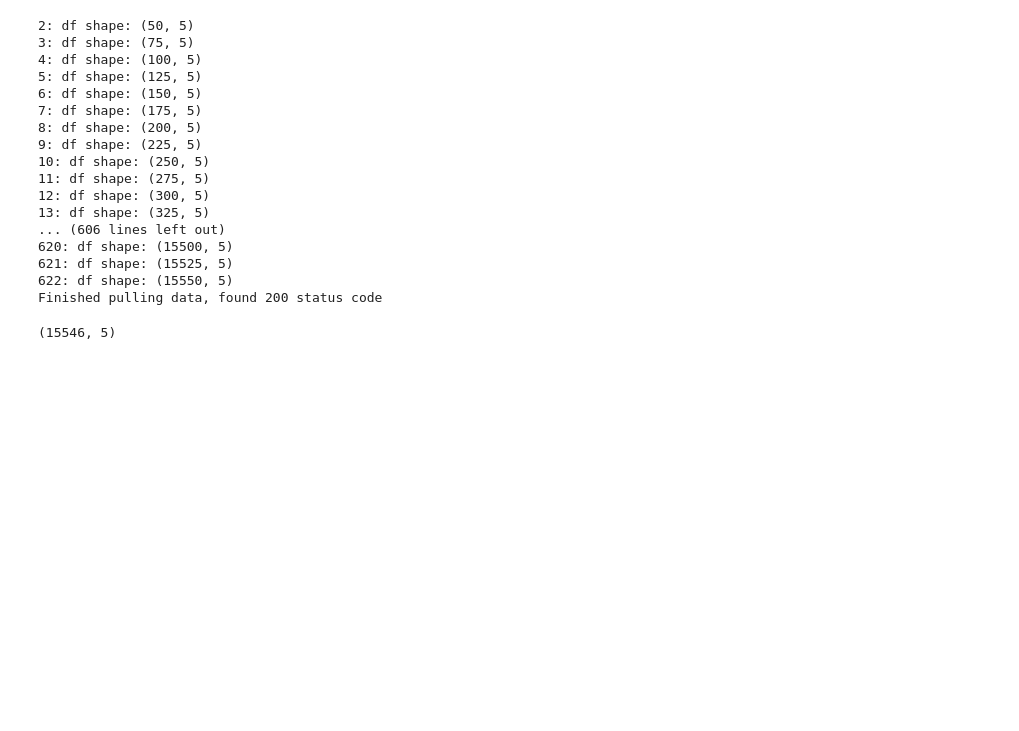
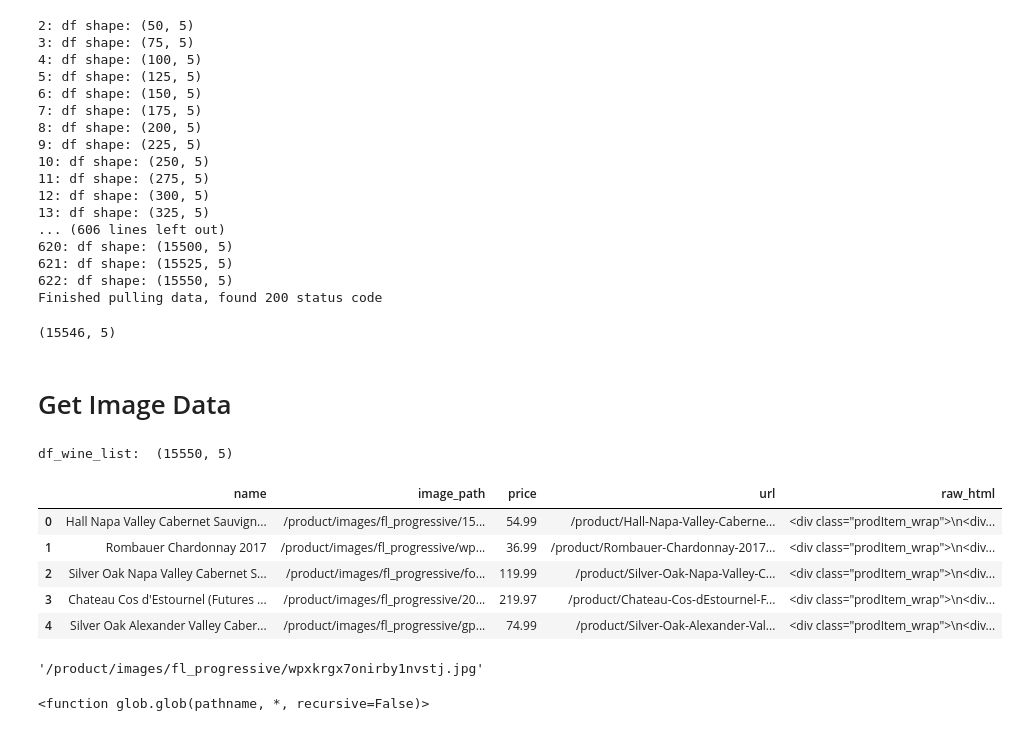
Before and after one commit to cipher982/this-wine-does-not-exist, a Jupyter notebook: 1_scrape_data.ipynb, the cells around one changed output. Saved outputs shown, nothing was run; the diff lists cells and outputs as text; code cells hidden in the pictures; blank space fills up the shorter version.

```diff
--- a/1_scrape_data.ipynb
+++ b/1_scrape_data.ipynb
@@ -95,3 +95,19 @@ for i in tqdm.tqdm(range(0,len(df_wine_master))):
         file.write(str(page_content))
 # %% [output]
 (15546, 5)
+# %% [markdown]
+# Get Image Data
+# %%
+df_wine_list = pd.read_pickle('data/pickles/scrape.pickle')
+print("df_wine_list: ",df_wine_list.shape)
+# %% [output]
+df_wine_list:  (15550, 5)
+# %%
+df_wine_list.head()
+# %% [output]
+|  | name | image_path | price | url | raw_html |
+| 0 | Hall Napa Valley Cabernet Sauvign... | /product/images/fl_progressive/15... | 54.99 | /product/Hall-Napa-Valley-Caberne... | <div class="prodItem_wrap">\n<div... |
+| 1 | Rombauer Chardonnay 2017 | /product/images/fl_progressive/wp... | 36.99 | /product/Rombauer-Chardonnay-2017... | <div class="prodItem_wrap">\n<div... |
+| 2 | Silver Oak Napa Valley Cabernet S... | /product/images/fl_progressive/fo... | 119.99 | /product/Silver-Oak-Napa-Valley-C... | <div class="prodItem_wrap">\n<div... |
+| 3 | Chateau Cos d'Estournel (Futures ... | /product/images/fl_progressive/20... | 219.97 | /product/Chateau-Cos-dEstournel-F... | <div class="prodItem_wrap">\n<div... |
+| 4 | Silver Oak Alexander Valley Caber... | /product/images/fl_progressive/gp... | 74.99 | /product/Silver-Oak-Alexander-Val... | <div class="prodItem_wrap">\n<div... |
@@ -97,0 +117,4 @@ for i in tqdm.tqdm(range(0,len(df_wine_master))):
+# %%
+df_wine_list['image_path'][1]
+# %% [output]
+'/product/images/fl_progressive/wpxkrgx7onirby1nvstj.jpg'
@@ -97,0 +161,4 @@ for i in tqdm.tqdm(range(0,len(df_wine_master))):
+# %%
+raw_images
+# %% [output]
+<function glob.glob(pathname, *, recursive=False)>
```
Also changed, not shown: parts of 3 cells of this notebook, 6 other files.
